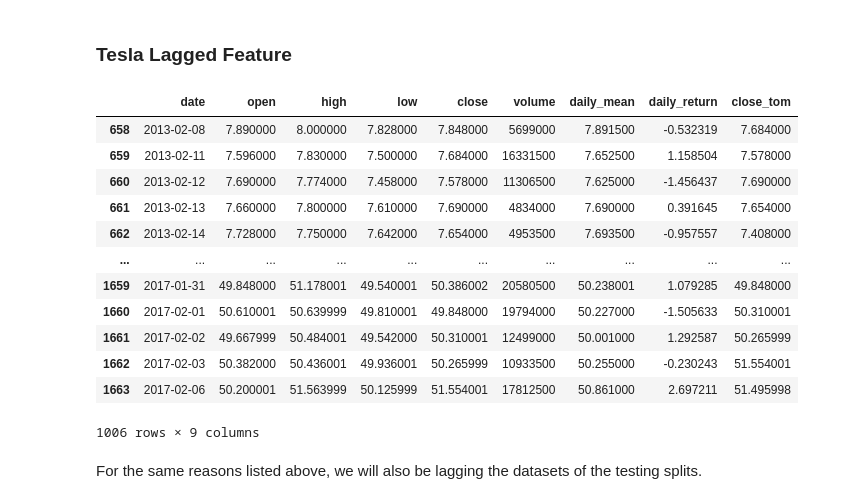
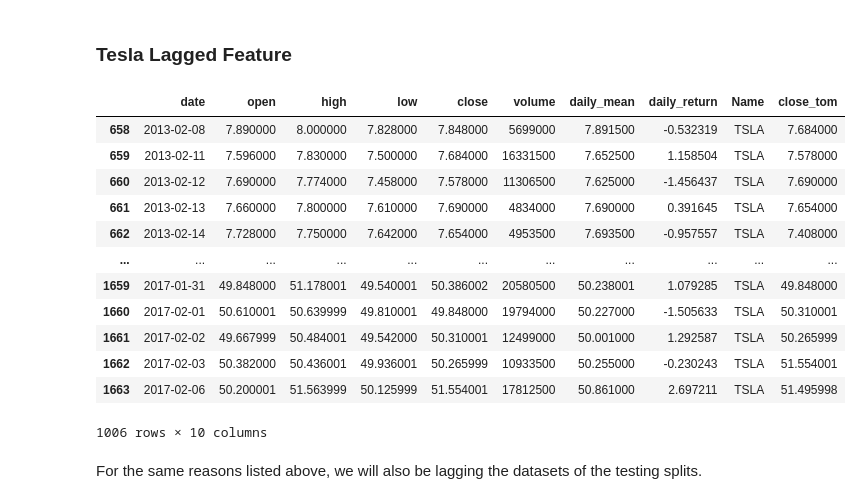
Before and after one commit to Vondent/stock-price-analysis, a Jupyter notebook: stock-price-analysis.ipynb, the cells around one changed output. Drawn from its saved outputs; the diff is of its cells as text; code cells hidden in the pictures.

Commit message:
lagged the other datasets and created a baseline model

```diff
--- a/stock-price-analysis.ipynb
+++ b/stock-price-analysis.ipynb
@@ -749,21 +750,26 @@ tesla_test['daily_return'] = ((tesla_test['close'] - tesla_test['open']) / tesla
 # %% [markdown]
 Using our dictionary defined above which holds all the training and testing datasets, we can iterate through the non-telsa datasets to ensure that the new features are also correctly added.
 # %%
-# Iterate through the dictionary to add daily_mean and daily_return for non-Tesla datasets
-for name, df in datasets.items():
-    if "Tesla" not in name:  # Exclude Tesla datasets
+# List of dataset names to process
+non_tesla_dataset_names = ["bac_train", "apple_train", "fb_train", "ge_train", "bac_test", "apple_test", "fb_test", "ge_test"]
 
-        # Ensure the DataFrame is not empty
-        if not df.empty:
+# Loop through the datasets and calculate 'daily_mean' and 'daily_return'
+for name in non_tesla_dataset_names:
+    # Access the DataFrame by name (assuming the datasets are stored in variables)
+    df = globals()[name]  # Get the DataFrame object by its variable name
 
-            # Create the new features safely and update the dictionary
-            df = df.copy()  # Work with a copy to avoid view-related issues
-            df['daily_mean'] = (df['open'] + df['close'] + df['high'] + df['low']) / 4
-            df['daily_return'] = ((df['close'] - df['open']) / df['open']) * 100
-            #Reassign
-            datasets[name] = df
+    # Ensure the DataFrame is not empty
+    if not df.empty:
+        # Explicitly create a copy to avoid SettingWithCopyWarning
+        df = df.copy()
 
-print(datasets['Apple Train'].head())
-#Check if DataFrame is updated
+        # Calculate daily_mean and daily_return
+        df['daily_mean'] = (df['open'] + df['close'] + df['high'] + df['low']) / 4
+        df['daily_return'] = ((df['close'] - df['open']) / df['open']) * 100
+
+        # Update the original variable
+        globals()[name] = df
+
+
 apple_train.head()
 # %% [output]
@@ -965,29 +958,29 @@ Now we will be **lagging** the `close` feature of the datasets and make a new fe
 tesla_train = tesla_train.sort_values(by="date")
 # %%
 # Lag the Close price by 1 day
-tesla_lagged_train= create_lag_feature_single(
+tesla_train = create_lag_feature_single(
     tesla_train,
     orig_feature="close",
     lag=1,  # Lagging by 1 day into the past
     new_feature_name = "close_tom",
     clip = True
 )
 
-tesla_lagged_train
+tesla_train
 # %% [output]
-|  | date | open | high | low | close | volume | daily_mean | daily_return | close_tom |
-| 658 | 2013-02-08 | 7.890000 | 8.000000 | 7.828000 | 7.848000 | 5699000 | 7.891500 | -0.532319 | 7.684000 |
-| 659 | 2013-02-11 | 7.596000 | 7.830000 | 7.500000 | 7.684000 | 16331500 | 7.652500 | 1.158504 | 7.578000 |
-| 660 | 2013-02-12 | 7.690000 | 7.774000 | 7.458000 | 7.578000 | 11306500 | 7.625000 | -1.456437 | 7.690000 |
-| 661 | 2013-02-13 | 7.660000 | 7.800000 | 7.610000 | 7.690000 | 4834000 | 7.690000 | 0.391645 | 7.654000 |
-| 662 | 2013-02-14 | 7.728000 | 7.750000 | 7.642000 | 7.654000 | 4953500 | 7.693500 | -0.957557 | 7.408000 |
-| ... | ... | ... | ... | ... | ... | ... | ... | ... | ... |
-| 1659 | 2017-01-31 | 49.848000 | 51.178001 | 49.540001 | 50.386002 | 20580500 | 50.238001 | 1.079285 | 49.848000 |
-| 1660 | 2017-02-01 | 50.610001 | 50.639999 | 49.810001 | 49.848000 | 19794000 | 50.227000 | -1.505633 | 50.310001 |
-| 1661 | 2017-02-02 | 49.667999 | 50.484001 | 49.542000 | 50.310001 | 12499000 | 50.001000 | 1.292587 | 50.265999 |
-| 1662 | 2017-02-03 | 50.382000 | 50.436001 | 49.936001 | 50.265999 | 10933500 | 50.255000 | -0.230243 | 51.554001 |
-| 1663 | 2017-02-06 | 50.200001 | 51.563999 | 50.125999 | 51.554001 | 17812500 | 50.861000 | 2.697211 | 51.495998 |
+|  | date | open | high | low | close | volume | daily_mean | daily_return | Name | close_tom |
+| 658 | 2013-02-08 | 7.890000 | 8.000000 | 7.828000 | 7.848000 | 5699000 | 7.891500 | -0.532319 | TSLA | 7.684000 |
+| 659 | 2013-02-11 | 7.596000 | 7.830000 | 7.500000 | 7.684000 | 16331500 | 7.652500 | 1.158504 | TSLA | 7.578000 |
+| 660 | 2013-02-12 | 7.690000 | 7.774000 | 7.458000 | 7.578000 | 11306500 | 7.625000 | -1.456437 | TSLA | 7.690000 |
+| 661 | 2013-02-13 | 7.660000 | 7.800000 | 7.610000 | 7.690000 | 4834000 | 7.690000 | 0.391645 | TSLA | 7.654000 |
+| 662 | 2013-02-14 | 7.728000 | 7.750000 | 7.642000 | 7.654000 | 4953500 | 7.693500 | -0.957557 | TSLA | 7.408000 |
+| ... | ... | ... | ... | ... | ... | ... | ... | ... | ... | ... |
+| 1659 | 2017-01-31 | 49.848000 | 51.178001 | 49.540001 | 50.386002 | 20580500 | 50.238001 | 1.079285 | TSLA | 49.848000 |
+| 1660 | 2017-02-01 | 50.610001 | 50.639999 | 49.810001 | 49.848000 | 19794000 | 50.227000 | -1.505633 | TSLA | 50.310001 |
+| 1661 | 2017-02-02 | 49.667999 | 50.484001 | 49.542000 | 50.310001 | 12499000 | 50.001000 | 1.292587 | TSLA | 50.265999 |
+| 1662 | 2017-02-03 | 50.382000 | 50.436001 | 49.936001 | 50.265999 | 10933500 | 50.255000 | -0.230243 | TSLA | 51.554001 |
+| 1663 | 2017-02-06 | 50.200001 | 51.563999 | 50.125999 | 51.554001 | 17812500 | 50.861000 | 2.697211 | TSLA | 51.495998 |
-1006 rows × 9 columns
+1006 rows × 10 columns
 # %% [markdown]
 For the same reasons listed above, we will also be lagging the datasets of the testing splits.
 # %%
```
Also changed, not shown: parts of 14 cells of this notebook.
